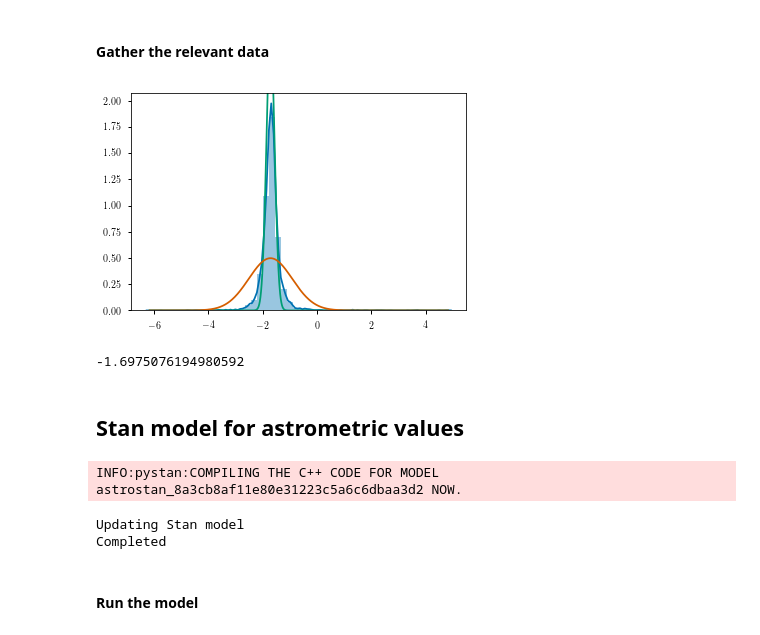
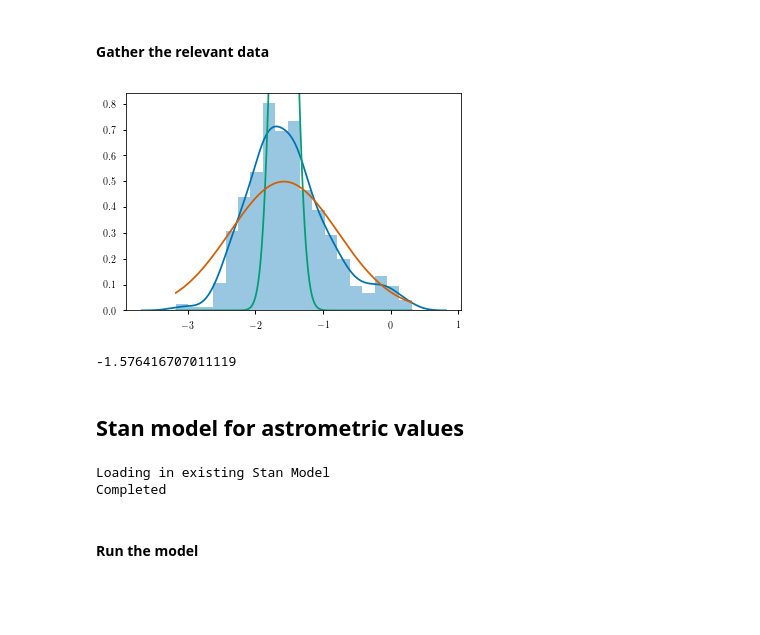
Before and after one commit to ojhall94/GAIA, a Jupyter notebook: hbmm_yu18_gaia.ipynb, the cells around one changed output. Cells and saved outputs as stored; diff of their text form; code cells hidden in the pictures; blank space fills up the shorter version.

```diff
--- a/hbmm_yu18_gaia.ipynb
+++ b/hbmm_yu18_gaia.ipynb
@@ -31,5 +68,7 @@ def normal(x, mu, sigma):
 # %%
-df = read_data()
+# df = read_data()
+df = read_data_wtgas()
 df.head(2)
 print('Size: '+str(len(df)))
+df.head(2)
 # %% [output]
@@ -45,30 +92,31 @@ df['Ak'] = sg.get_Aband()
 # %%
 '''Step one is figuring out the different distributions we want'''
 aKs = df.ast_MKs.values
-pKs = df.phot_MKs.values
+# pKs = df.phot_MKs.values
+pKs = df.TGAS_MKs.values
 stage = df.stage.values
 mKs = df.kmag.values
 heb = stage == 2
 
 px = np.linspace(pKs.min(),pKs.max(),1000)
 
 
-pfg = normal(px, np.median(aKs), 0.15)
-pbg = normal(px, np.median(aKs), .8)
+pfg = normal(px, np.median(pKs), 0.15)
+pbg = normal(px, np.median(pKs), .8)
 
 sns.distplot(pKs)
 plt.plot(px,pfg)
 plt.plot(px,pbg)
 plt.show()
 
 print(np.median(pKs))
 # %% [output]
-[figure, old version]
+[figure, new version]
--1.6975076194980592
+-1.576416707011119
 # %% [markdown]
 ## Stan model for astrometric values
 # %%
-overwrite = True
+overwrite = False
 asterostan = '''
 functions {
     real bailerjones_lpdf(real r, real L){
@@ -169,9 +217,8 @@ else:
             pickle.dump(sm, f)
 print('Completed')
 # %% [output]
-INFO:pystan:COMPILING THE C++ CODE FOR MODEL astrostan_8a3cb8af11e80e31223c5a6c6dbaa3d2 NOW.
+Loading in existing Stan Model
+Completed
-Updating Stan model
-Completed
 # %% [markdown]
 #### Run the model
 # %%
```
Also changed, not shown: parts of 13 cells of this notebook, 5 other files.
